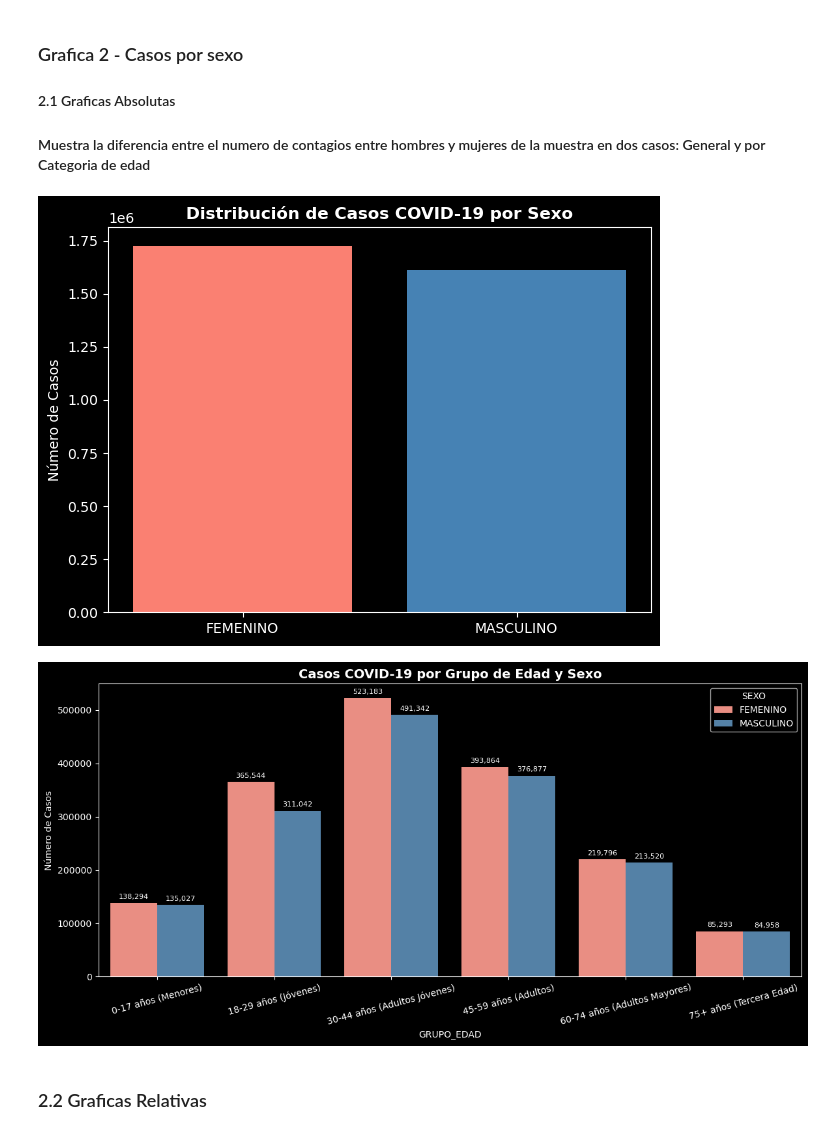
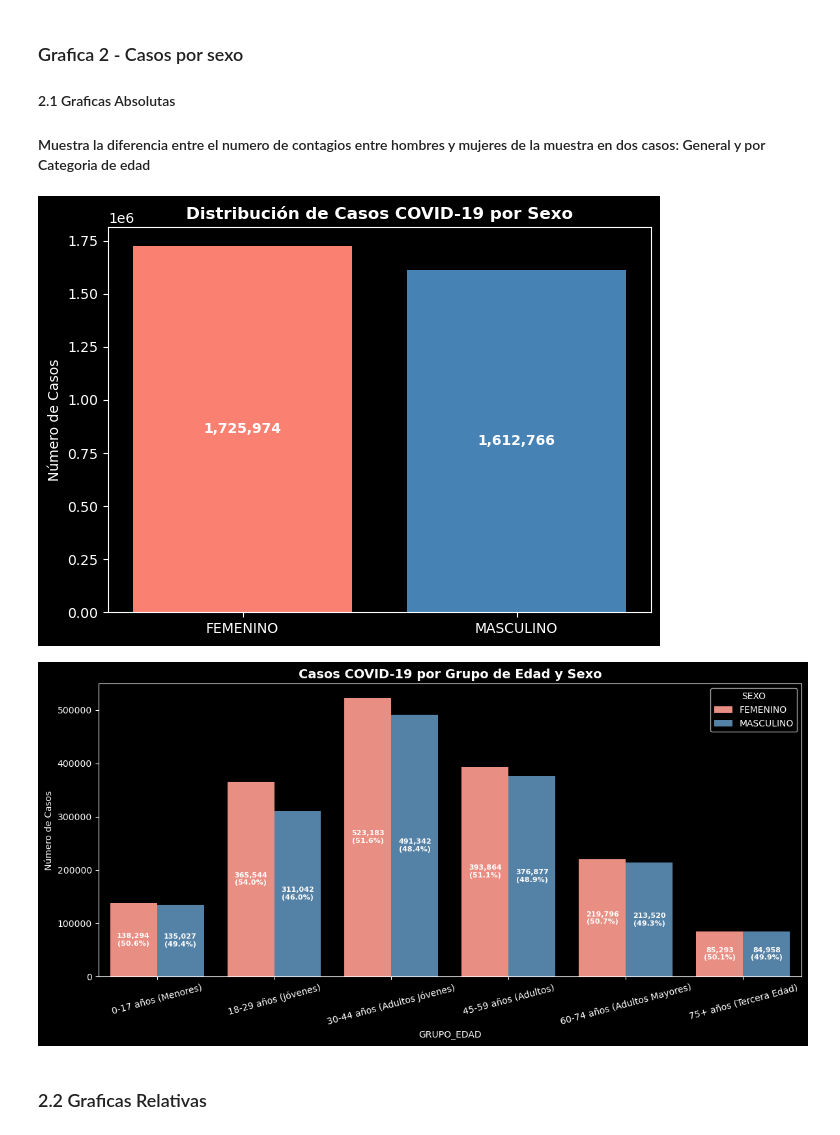
Before and after one commit to MartinTrillo22/preliminar_ciencia_datos, a Jupyter notebook: analisis.ipynb, the cells around one changed output. Saved outputs shown, nothing was run; the diff lists cells and outputs as text; code cells hidden in the pictures.

```diff
--- a/analisis.ipynb
+++ b/analisis.ipynb
@@ -137,7 +137,6 @@ Suma total de mujeres: 16779297
 conteo_grupos = df['GRUPO_EDAD'].value_counts().reindex(orden)
 
 fig, ax = plt.subplots(figsize=(12, 6))
-
 bars = ax.bar(
     conteo_grupos.index,
     conteo_grupos.values,
@@ -146,7 +145,18 @@ bars = ax.bar(
     linewidth=0.8
 )
 
-ax.bar_label(bars, fmt='{:,.0f}', padding=5, fontsize=9)
+total = conteo_grupos.sum()
+
+# Etiqueta: número y porcentaje del total
+etiquetas = [f'{v:,.0f}\n({v/total:.2%})' for v in conteo_grupos.values]
+ax.bar_label(
+    bars,
+    labels=etiquetas,
+    label_type='center',   # centra el texto dentro de la barra
+    color='white',
+    fontsize=10,
+    fontweight='bold'
+)
 
 ax.set_title('Total de Casos COVID-19 por Grupo de Edad', fontsize=14, fontweight='bold')
 ax.set_xlabel('Grupo de Edad')
@@ -166,39 +176,69 @@ plt.show()
 plt.figure(figsize=(7, 5))
 
 conteo = df['SEXO'].value_counts()
+barras = plt.bar(conteo.index, conteo.values, color=['salmon', 'steelblue'])
 
-plt.bar(conteo.index, conteo.values, color=['salmon', 'steelblue'])
+# Opción 1: etiquetas automáticas (Matplotlib moderno)
+plt.bar_label(barras, fmt='{:,.0f}', label_type='center', color='white', fontweight='bold')
 
 plt.title('Distribución de Casos COVID-19 por Sexo', fontweight='bold')
 plt.ylabel('Número de Casos')
-
 plt.show()
 # %% [output]
-[figure, old version]
+[figure, new version]
 # %%
 plt.figure(figsize=(12, 6))
 
 ax = sns.barplot(
     data=df,
     x='GRUPO_EDAD',
     y=df.index,
     hue='SEXO',
     order=orden,
     palette=['salmon', 'steelblue'],
     estimator=len
 )
 
+# 1) Tabla de conteos por grupo y sexo
+tabla = (
+    df.groupby(['GRUPO_EDAD', 'SEXO'])
+      .size()
+      .unstack(fill_value=0)
+      .reindex(orden)
+)
+
+# 2) Total por grupo de edad (denominador del porcentaje)
+totales_grupo = tabla.sum(axis=1).values  # [total_menores, total_jovenes, ...]
+
+# 3) Etiquetas: numero y porcentaje dentro de cada barra
+#    El porcentaje se calcula sobre el total de cada GRUPO_EDAD
 for container in ax.containers:
-    ax.bar_label(container, fmt='{:,.0f}', padding=3, fontsize=8)
+    valores = container.datavalues  # conteos de ese sexo en cada grupo
+
+    etiquetas = []
+    for v, total_g in zip(valores, totales_grupo):
+        if total_g > 0:
+            etiquetas.append(f'{v:,.0f}\n({(v/total_g)*100:.1f}%)')
+        else:
+            etiquetas.append(f'{v:,.0f}\n(0.0%)')
+
+    ax.bar_label(
+        container,
+        labels=etiquetas,
+        label_type='center',   # dentro de la barra
+        color='white',
+        fontsize=8,
+        fontweight='bold'
+    )
 
 ax.set_title('Casos COVID-19 por Grupo de Edad y Sexo', fontsize=14, fontweight='bold')
 ax.set_ylabel('Número de Casos')
 plt.xticks(rotation=15)
 
 plt.tight_layout()
 plt.show()
 # %% [output]
-[figure, old version]
+[figure, new version]
 # %% [markdown]
 ### 2.2 Graficas Relativas
 # %% [markdown]
```
Also changed, not shown: parts of 1 cell of this notebook.
